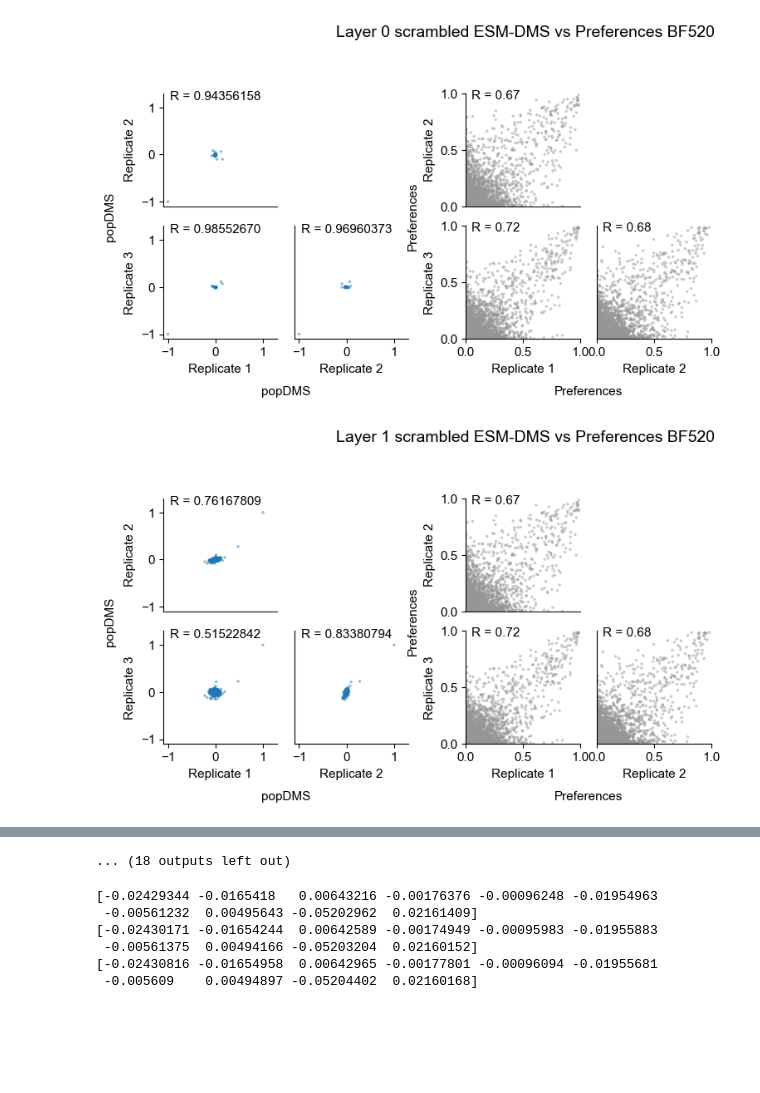
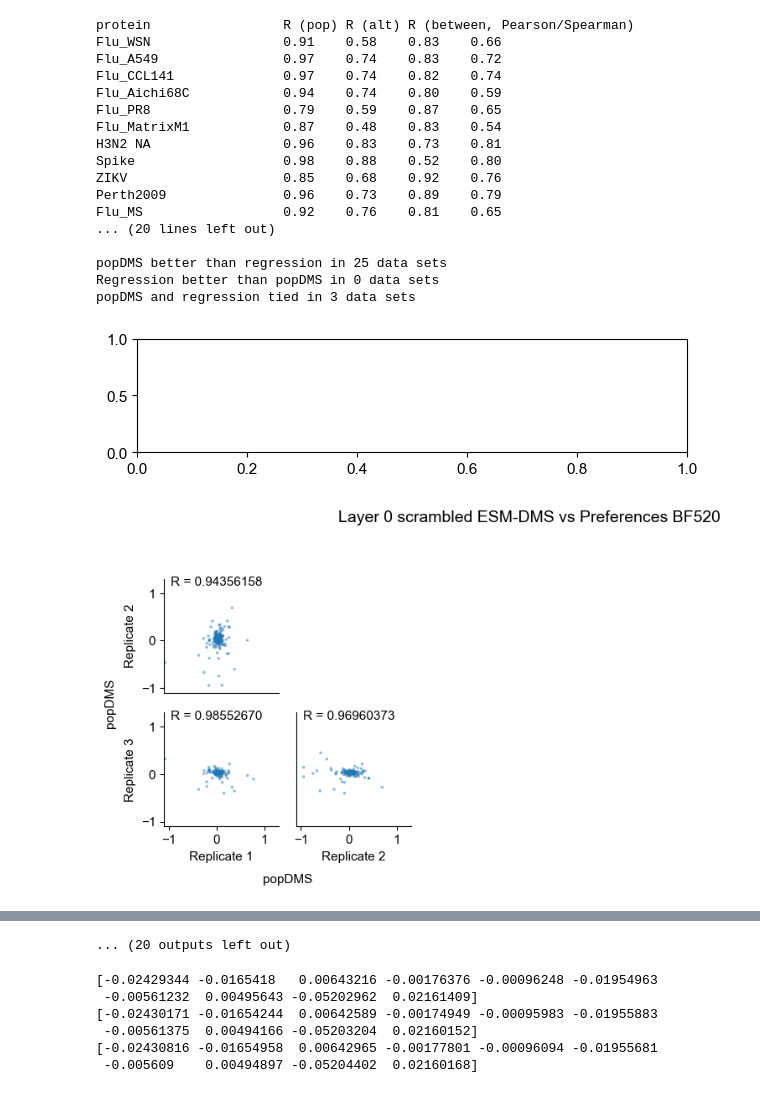
Before and after one commit to dylanwells37/esmDMS, a Jupyter notebook: grfp.ipynb, the cells around one changed output, grey strips where cells are left out. Saved outputs shown, nothing was run; the diff lists cells and outputs as text; code cells hidden in the pictures; blank space fills up the shorter version.

```diff
--- a/grfp.ipynb
+++ b/grfp.ipynb
@@ -150,7 +150,7 @@ NAME2NAME = {
     'Thrombo_TpoR_2': 'TpoR 2',
 }
 # %%
-"""''' Show performance comparison across data sets '''
+''' Show performance comparison across data sets '''
 
 input_files = {
                 'Flu_WSN':         ['WSN',              3],
@@ -318,17 +318,19 @@ data_set = 'HIV Env BF520'
 n_reps   = 3
 rep_list = ['rep_'+str(i+1) for i in range(n_reps)]
 
-df_temp  = pd.read_csv(POP_DIR + data_set + '_selection_coefficients.csv.gz')[rep_list]
+"""df_temp  = pd.read_csv(POP_DIR + data_set + '_selection_coefficients.csv.gz')[rep_list]
 pop_list = []
 for rep in range(1, n_reps+1):
-    pop_list.append(df_temp['rep_' + str(rep)].tolist())
-"""
+    pop_list.append(df_temp['rep_' + str(rep)].tolist())"""
 
 
 for layer in range(30):
     fig = plt.figure(figsize = (w*1.5, h*1.5))
 
-    with open("/Users/dylanwells/CodingProjects/popDMS/esmDMS" + f'/testing/allrandom/layer{layer}/inference_results.pkl', 'rb') as f:
+
+    #All random: "/Users/dylanwells/CodingProjects/popDMS/esmDMS" + f'/testing/allrandom/layer{layer}/inference_results.pkl'
+
+    with open(f"/Users/dylanwells/CodingProjects/popDMS/esmDMS/testing/allrandom/layer{layer}/inference_results.pkl", 'rb') as f:
         bf520_data = pickle.load(f)
 
 
@@ -337,12 +339,8 @@ for layer in range(30):
     for rep in range(3):
         selection_coefficients = bf520_data[2][rep]
 
-        #print(selection_coefficients.shape)
-
-
-        selection_coefficients = selection_coefficients / np.max(np.abs(selection_coefficients))
-
-        #print(selection_coefficients)
+        # z score normalization
+        selection_coefficients = (selection_coefficients - np.mean(selection_coefficients)) / np.std(selection_coefficients)
 
         pop_list.append(selection_coefficients.tolist())
 
@@ -400,68 +398,49 @@ for layer in range(30):
             ax2_sub.spines[ 'top' ].set_visible(False)
 
     ddx = 0.06
     ddy = ddx * (w / h)
     fig.text(box_rep1['left']-ddx, (box_rep1['top']+box_rep1['bottom'])/2,   s='popDMS', rotation=90, ha='center', va='center', **DEF_LABELPROPS, transform=fig.transFigure)
     fig.text((box_rep1['left']+box_rep1['right'])/2, box_rep1['bottom']-ddy, s='popDMS', rotation=0,  ha='center', va='center', **DEF_LABELPROPS, transform=fig.transFigure)
 
     # Scatter plot of sample experiment of Enrichment ratio
 
     ticks  = []
     vticks = [0, 0.5, 1]
     lim    = [0, 1]
     td     = (lim[1] - lim[0])*0.05
 
     # for i in range(len(pref_list)):
     #     print(np.min(pref_list[i]), np.max(pref_list[i]))
         # print(np.min(np.log10(pref_list[i])), np.max(np.log10(pref_list[i])))
 
-    for i in range(3):
-        for j in range(i + 1, 3):
-            corr = round(st.pearsonr(pref_list[i], pref_list[j])[0], n_digits)
-            # corr = round(st.pearsonr(np.log10(pref_list[i]), np.log10(pref_list[j]))[0], n_digits)
-            ax3_sub = 0
-            if i == 0 and j == 1:
-                ax3_sub = plt.subplot(gs_rep2[0, 0])
-                ax3_sub.set_ylabel('Replicate 2', fontsize = SIZELABEL)
-                ax3_sub.set_xticks(ticks)
-                ax3_sub.set_yticks(vticks)
 
-            if i == 0 and j == 2:
-                ax3_sub = plt.subplot(gs_rep2[1, 0])
-                ax3_sub.set_ylabel('Replicate 3', fontsize = SIZELABEL)
-                ax3_sub.set_xlabel('Replicate 1', fontsize = SIZELABEL)
-                ax3_sub.set_xticks(vticks)
-                ax3_sub.set_yticks(vticks)
-
-            if i == 1 and j == 2:
-                ax3_sub = plt.subplot(gs_rep2[1, 1])
-                ax3_sub.set_xlabel('Replicate 2', fontsize = SIZELABEL)
-                ax3_sub.set_xticks(vticks)
-                ax3_sub.set_yticks(ticks)
-
-            ax3_sub.scatter(pref_list[i], pref_list[j], c=C_PREF, **scatterprops)
-            # ax3_sub.scatter(np.log10(pref_list[i]), np.log10(pref_list[j]), c=C_PREF, **scatterprops)
-            ax3_sub.text(lim[0]+td, lim[1]-td, 'R = %.2f' % corr, fontsize = SIZELABEL)
-
-            # ax3_sub.set_xticks(ticks)
-            # ax3_sub.set_yticks(ticks)
-            ax3_sub.set_xlim(lim)
-            ax3_sub.set_ylim(lim)
-
-            ax3_sub.spines['right'].set_visible(False)
-            ax3_sub.spines[ 'top' ].set_visible(False)
 
     ddx = 0.06
     ddy = ddx * (w / h)
-    fig.text(box_rep2['left']-ddx, (box_rep2['top']+box_rep2['bottom'])/2,   s='Preferences', rotation=90, ha='center', va='center', **DEF_LABELPROPS, transform=fig.transFigure)
-    fig.text((box_rep2['left']+box_rep2['right'])/2, box_rep2['bottom']-ddy, s='Preferences', rotation=0,  ha='center', va='center', **DEF_LABELPROPS, transform=fig.transFigure)
 
     fig_title = f"{layer}_esmDMS_vs_preferences_comparison_BF520.png"
 
     fig.suptitle(f'Layer {layer} scrambled ESM-DMS vs Preferences BF520', fontsize=14, y=0.5)
 
 
     fig.savefig(FIG_DIR + fig_title, **FIGPROPS)
 # %% [output]
+protein                 R (pop) R (alt) R (between, Pearson/Spearman)
+Flu_WSN                 0.91    0.58    0.83    0.66
+Flu_A549                0.97    0.74    0.83    0.72
+Flu_CCL141              0.97    0.74    0.82    0.74
+Flu_Aichi68C            0.94    0.74    0.80    0.59
+Flu_PR8                 0.79    0.59    0.87    0.65
+Flu_MatrixM1            0.87    0.48    0.83    0.54
+H3N2 NA                 0.96    0.83    0.73    0.81
+Spike                   0.98    0.88    0.52    0.80
+ZIKV                    0.85    0.68    0.92    0.76
+Perth2009               0.96    0.73    0.89    0.79
+Flu_MS                  0.92    0.76    0.81    0.65
+... (20 lines left out)
+
+popDMS better than regression in 25 data sets
+Regression better than popDMS in 0 data sets
+popDMS and regression tied in 3 data sets
-[figure, old version]
+[figure, new version]
-[figure, old version]
+[figure, new version]
@@ -478,4 +456,4 @@ for layer in range(30):
-... (18 outputs left out)
+... (20 outputs left out)
 # %%
 """''' Show performance comparison across data sets '''
 
```
Also changed, not shown: parts of 1 cell of this notebook, 3 other files.
